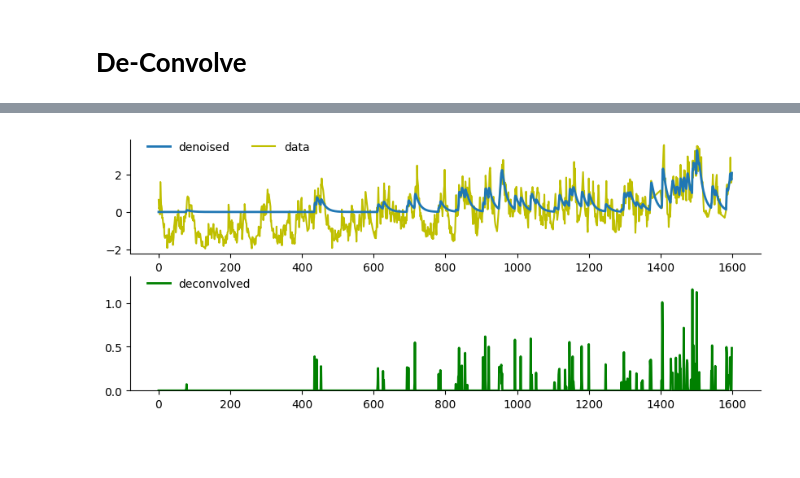
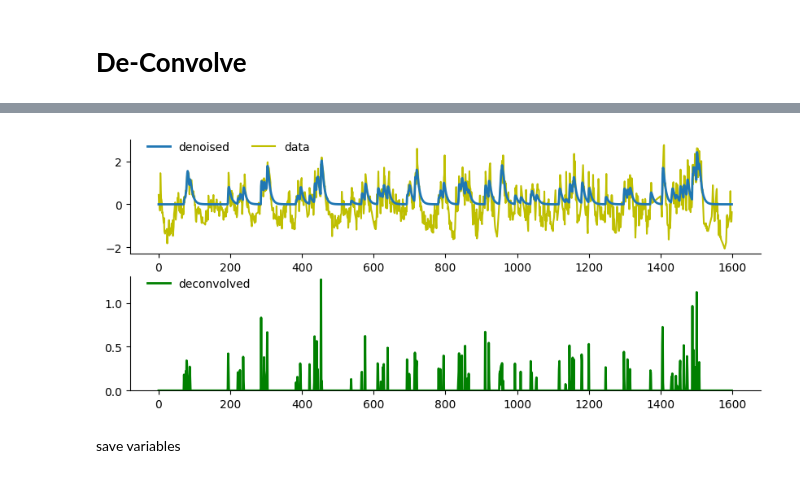
Before and after one commit to dralvima/IITmethods, a Jupyter notebook: ChatGPT4Worm.ipynb, the cells around one changed output, grey strips where cells are left out. Drawn from its saved outputs; the diff is of its cells as text; code cells hidden in the pictures; blank space fills up the shorter version.

```diff
--- a/ChatGPT4Worm.ipynb
+++ b/ChatGPT4Worm.ipynb
@@ -198,0 +223,28 @@ Processing triggers for man-db (2.10.2-1) ...
+# %%
+from scipy.signal import butter, filtfilt
+
+z_scored_ca_signal = neuron_data[neuron_index1]
+
+# High-pass filter function
+def high_pass_filter(data, cutoff_frequency, sample_rate):
+    # Designing a butterworth high-pass filter
+    b, a = butter(N=2, Wn=cutoff_frequency, btype='high', fs=sample_rate)
+    # Applying the filter to the data
+    filtered_data = filtfilt(b, a, data)
+    return filtered_data
+
+# Assumptions for the filter
+cutoff_frequency = 0.003  # cutoff frequency for the high-pass filter
+sample_rate = 1  # assuming a sample rate of 1 kHz (can be adjusted based on actual sampling rate)
+
+# Applying the high-pass filter to the 'AIM?' neuron data
+filtered_z_scored_ca_signal = high_pass_filter(z_scored_ca_signal, cutoff_frequency, sample_rate)
+
+# Plotting the filtered data
+plt.figure(figsize=(8, 3))
+plt.plot(filtered_z_scored_ca_signal, label='Filtered Neuron AIM?')
+plt.title('Filtered Ca-imaging Time Series for Neuron AIM? in C. elegans')
+plt.xlabel('Time Point')
+plt.ylabel('Signal Intensity after High-Pass Filtering')
+plt.legend()
+plt.show()
@@ -225,11 +279,11 @@ def plot_trace():
 
 
 # convert python list to np.array
-ca_list = neuron_data[neuron_index1]
+ca_list = filtered_z_scored_ca_signal
 y = np.array(ca_list)
 
 # de-convolve
-%time c, s, b, g, lam = deconvolve(y, g=(None,None), penalty=1)
+%time c, s, b, g, lam = deconvolve(y, g=(None,None), penalty=0)
 
 # plot
 plot_trace()
@@ -239 +293,3 @@ Wall time: 28.5 ms
-[figure, old version]
+[figure, new version]
+# %% [markdown]
+save variables
```
Also changed, not shown: parts of 10 cells of this notebook.
